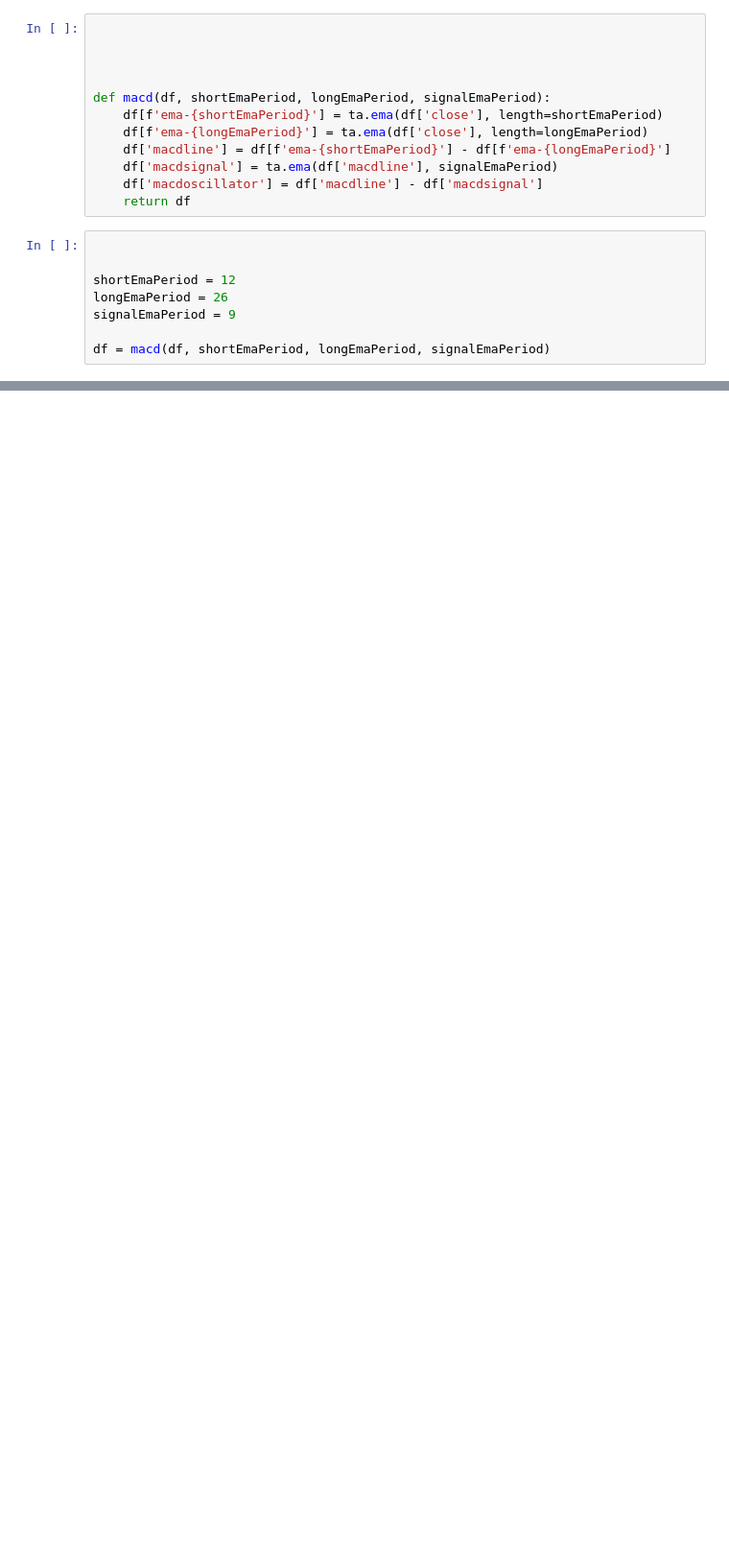
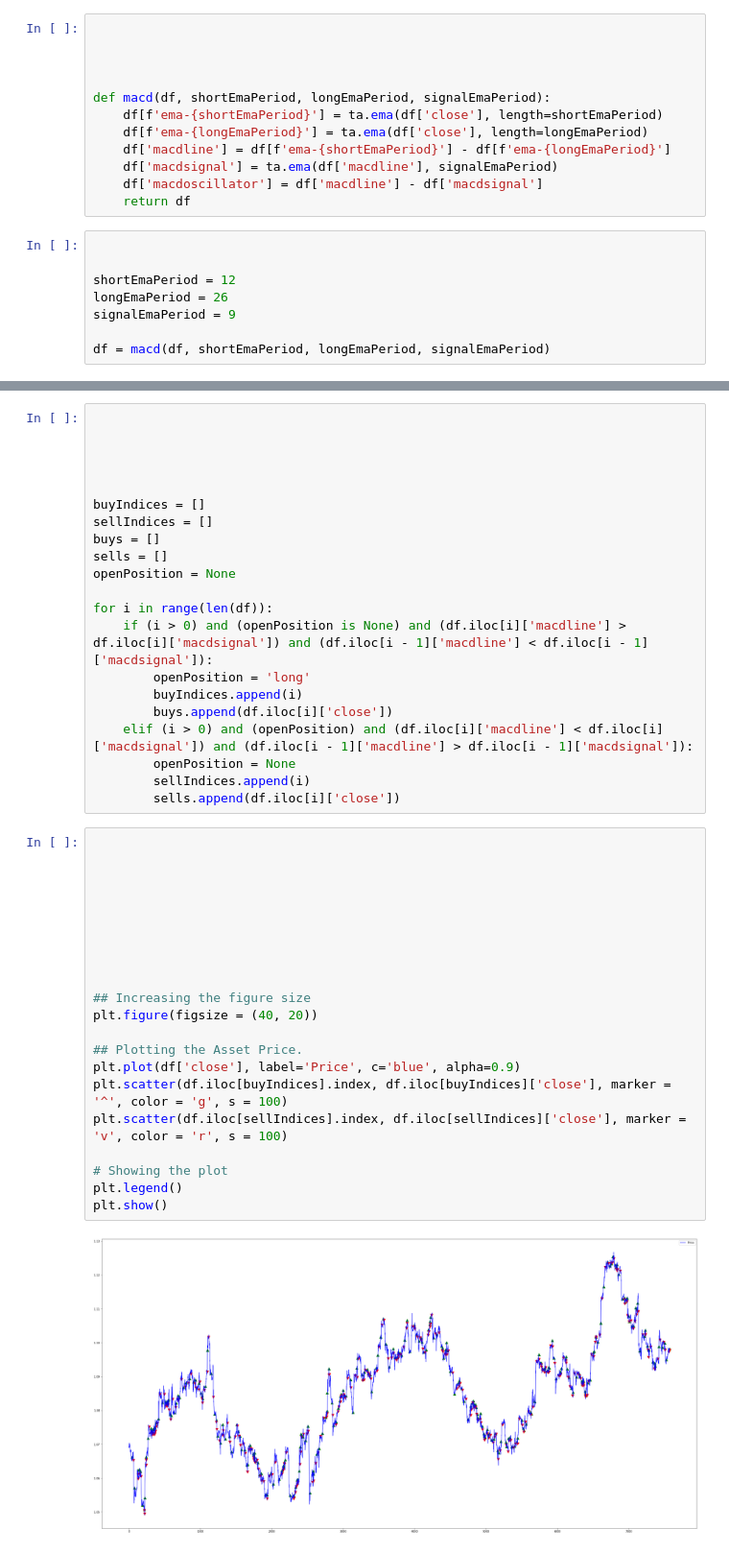
Before and after one commit to Sparsh-Kumar/trend-following-strategies, a Jupyter notebook: macd.ipynb, the cells around one changed output, grey strips where cells are left out. Shown at 96% size. Cells and saved outputs as stored; diff of their text form; blank space fills up the shorter version.

```diff
--- a/macd.ipynb
+++ b/macd.ipynb
@@ -152,0 +153,44 @@ plt.show()
+# %%
+
+
+
+
+
+buyIndices = []
+sellIndices = []
+buys = []
+sells = []
+openPosition = None
+
+for i in range(len(df)):
+    if (i > 0) and (openPosition is None) and (df.iloc[i]['macdline'] > df.iloc[i]['macdsignal']) and (df.iloc[i - 1]['macdline'] < df.iloc[i - 1]['macdsignal']):
+        openPosition = 'long'
+        buyIndices.append(i)
+        buys.append(df.iloc[i]['close'])
+    elif (i > 0) and (openPosition) and (df.iloc[i]['macdline'] < df.iloc[i]['macdsignal']) and (df.iloc[i - 1]['macdline'] > df.iloc[i - 1]['macdsignal']):
+        openPosition = None
+        sellIndices.append(i)
+        sells.append(df.iloc[i]['close'])
+# %%
+
+
+
+
+
+
+
+
+
+## Increasing the figure size
+plt.figure(figsize = (40, 20))
+
+## Plotting the Asset Price.
+plt.plot(df['close'], label='Price', c='blue', alpha=0.9)
+plt.scatter(df.iloc[buyIndices].index, df.iloc[buyIndices]['close'], marker = '^', color = 'g', s = 100)
+plt.scatter(df.iloc[sellIndices].index, df.iloc[sellIndices]['close'], marker = 'v', color = 'r', s = 100)
+
+# Showing the plot
+plt.legend()
+plt.show()
+# %% [output]
+[figure, added]
```
Also changed, not shown: parts of 4 cells of this notebook.
